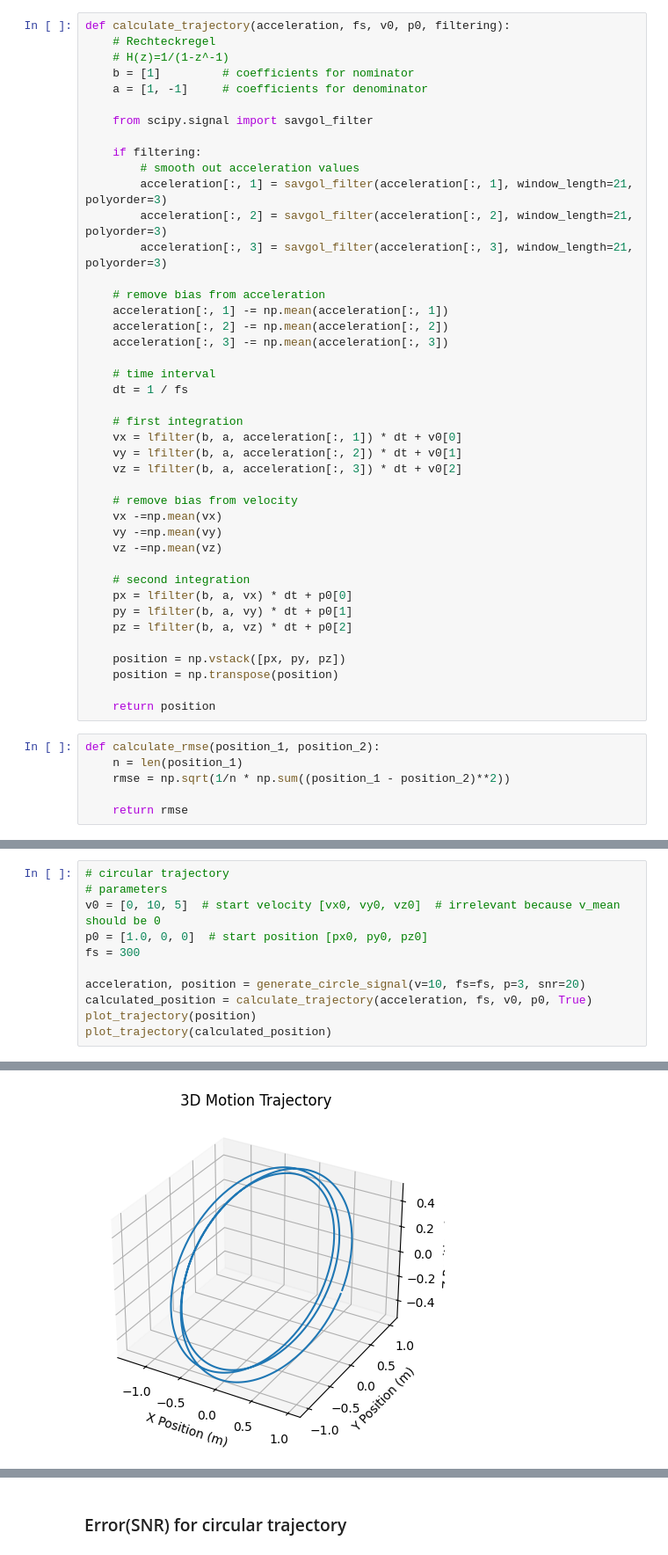
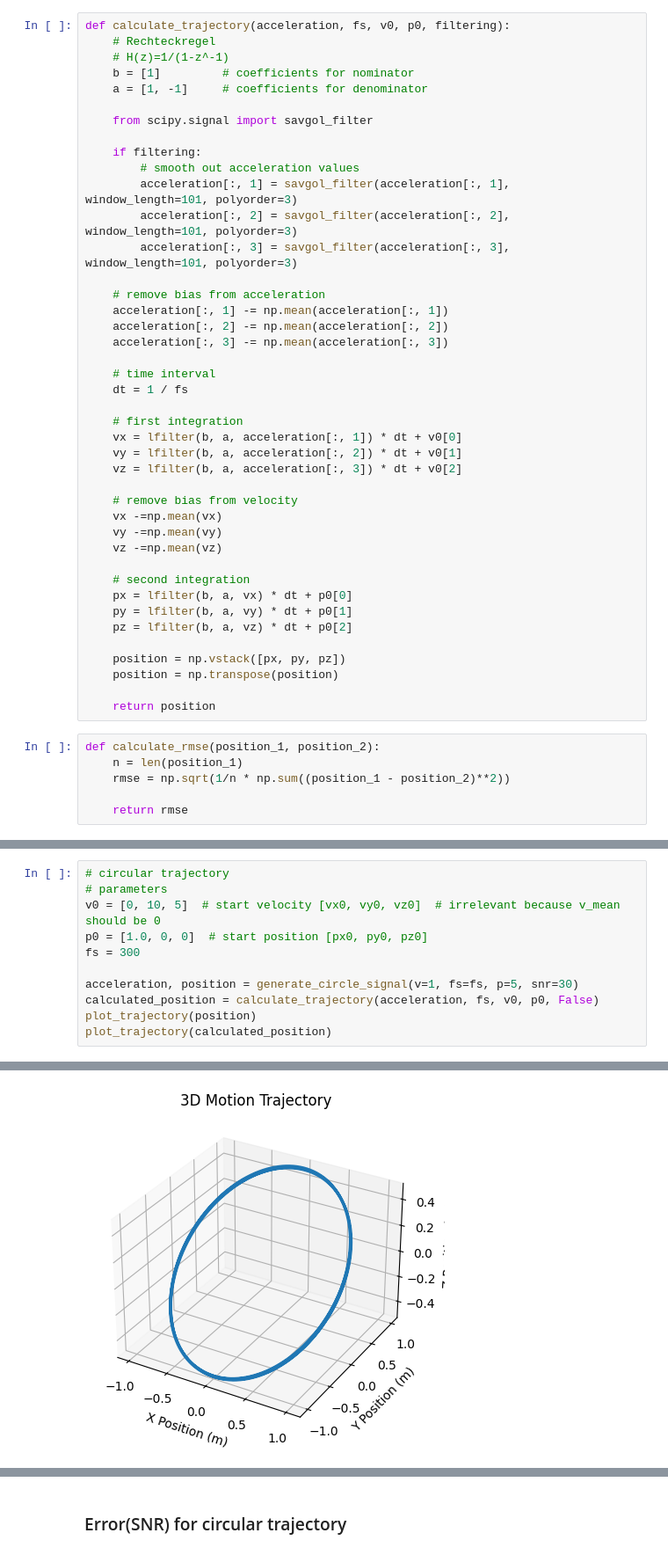
Before and after one commit to AlbrechtMaximilian/dsvs-praktikum, a Jupyter notebook: task_a.ipynb, the cells around one changed output, grey strips where cells are left out. Shown: that part at 88% size. Drawn from its saved outputs; the diff is of its cells as text.

```diff
--- a/task_a.ipynb
+++ b/task_a.ipynb
@@ -26,9 +30,9 @@ def calculate_trajectory(acceleration, fs, v0, p0, filtering):
 
     if filtering:
         # smooth out acceleration values
-        acceleration[:, 1] = savgol_filter(acceleration[:, 1], window_length=21, polyorder=3)
-        acceleration[:, 2] = savgol_filter(acceleration[:, 2], window_length=21, polyorder=3)
-        acceleration[:, 3] = savgol_filter(acceleration[:, 3], window_length=21, polyorder=3)
+        acceleration[:, 1] = savgol_filter(acceleration[:, 1], window_length=101, polyorder=3)
+        acceleration[:, 2] = savgol_filter(acceleration[:, 2], window_length=101, polyorder=3)
+        acceleration[:, 3] = savgol_filter(acceleration[:, 3], window_length=101, polyorder=3)
 
     # remove bias from acceleration
     acceleration[:, 1] -= np.mean(acceleration[:, 1])
@@ -74,17 +81,17 @@ plot_spectrum(t, ax, fs)
 # %%
 # circular trajectory
 # parameters
 v0 = [0, 10, 5]  # start velocity [vx0, vy0, vz0]  # irrelevant because v_mean should be 0
 p0 = [1.0, 0, 0]  # start position [px0, py0, pz0]
 fs = 300
 
-acceleration, position = generate_circle_signal(v=10, fs=fs, p=3, snr=20)
-calculated_position = calculate_trajectory(acceleration, fs, v0, p0, True)
+acceleration, position = generate_circle_signal(v=1, fs=fs, p=5, snr=30)
+calculated_position = calculate_trajectory(acceleration, fs, v0, p0, False)
 plot_trajectory(position)
 plot_trajectory(calculated_position)
 # %% [output]
 [figure]
-[figure, old version]
+[figure, new version]
 # %%
 # zigzag trajectory
 # parameters
```
Also changed, not shown: parts of 6 cells of this notebook, 6 other files.
